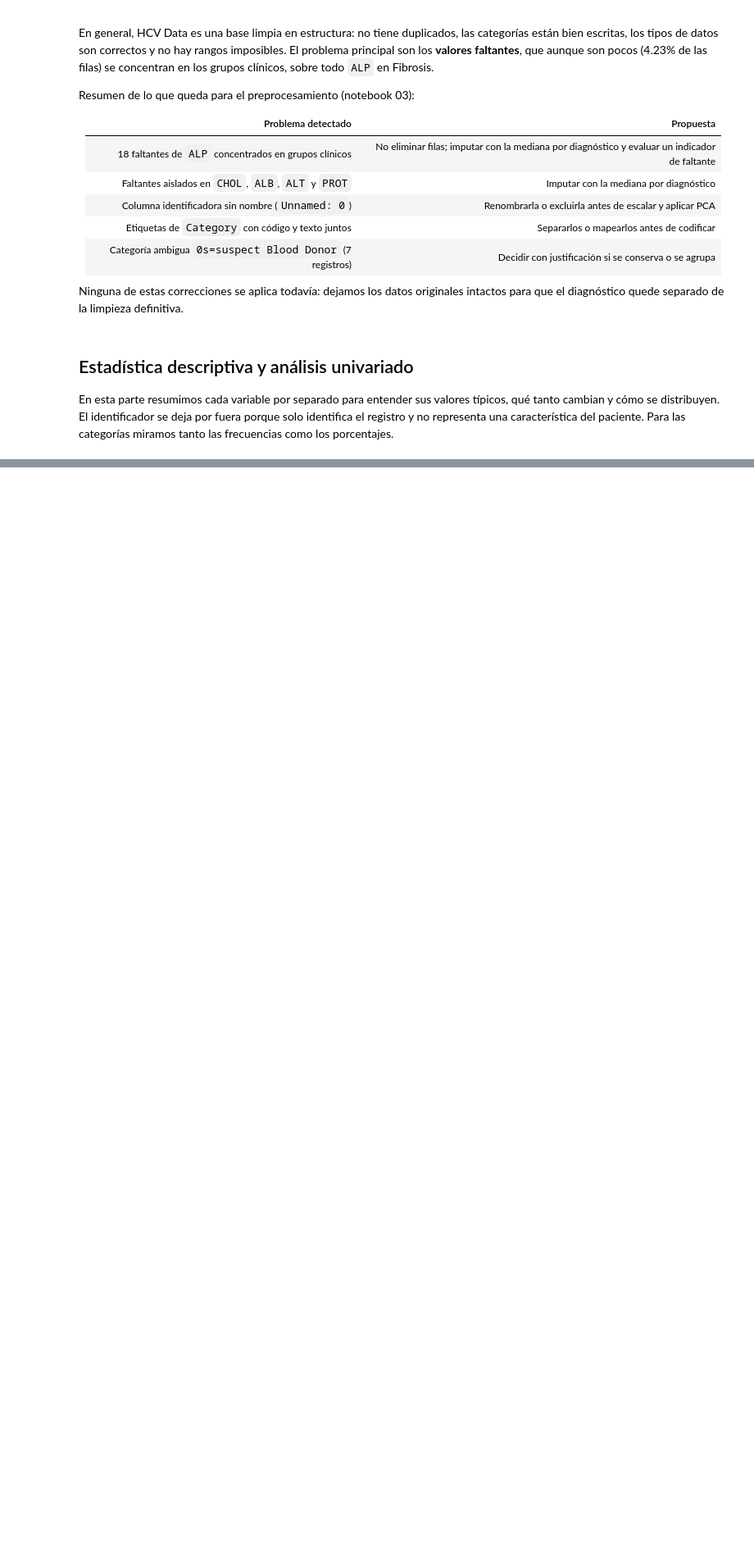
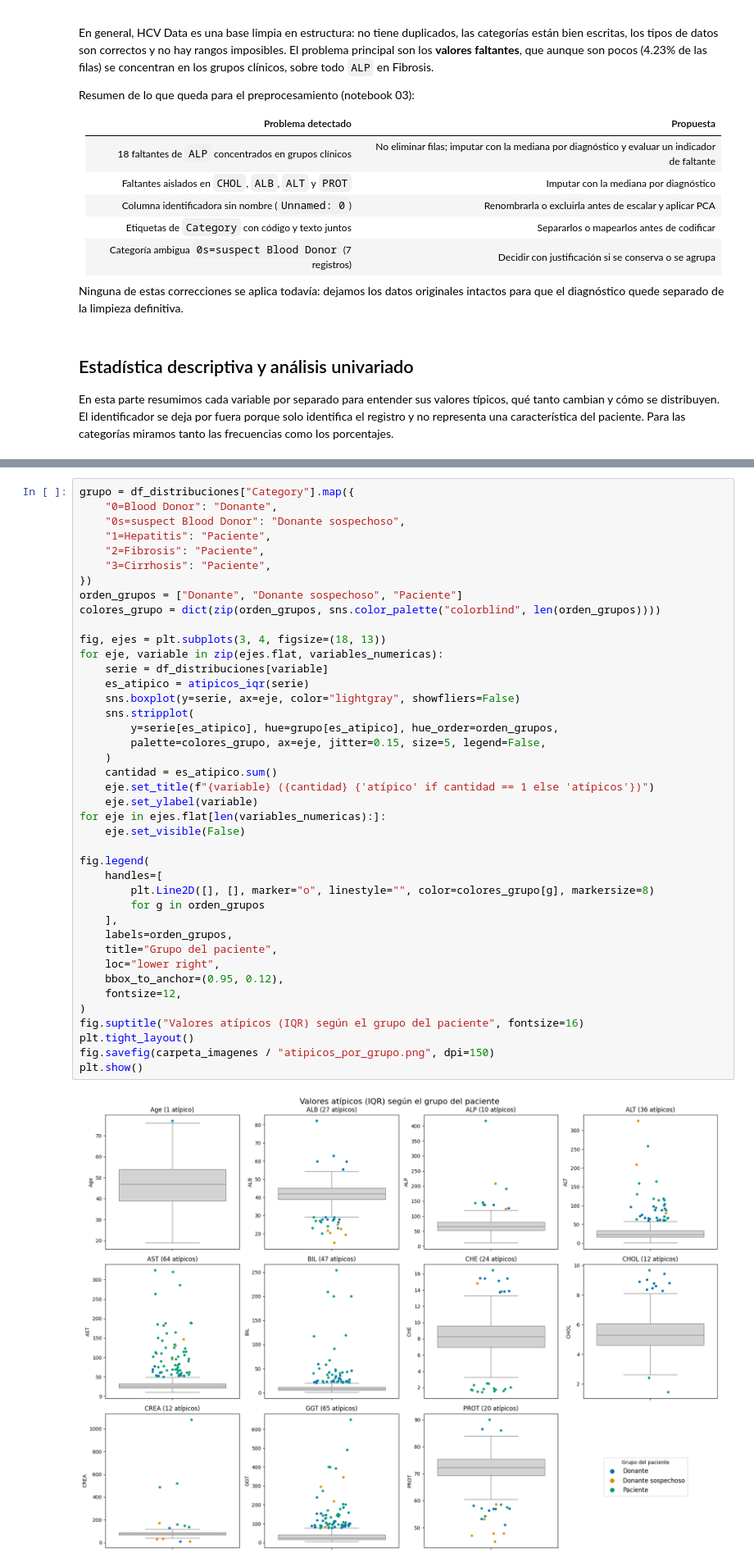
Before and after one commit to ExBlake/Analisis-de-datos-evento-2, a Jupyter notebook: notebooks/02_eda_hcv.ipynb, the cells around one changed output, grey strips where cells are left out. Shown at 82% size. Saved outputs shown, nothing was run; the diff lists cells and outputs as text; blank space fills up the shorter version.

```diff
--- a/notebooks/02_eda_hcv.ipynb
+++ b/notebooks/02_eda_hcv.ipynb
@@ -530,0 +791,43 @@ for columna in columnas_categoricas:
+# %%
+grupo = df_distribuciones["Category"].map({
+    "0=Blood Donor": "Donante",
+    "0s=suspect Blood Donor": "Donante sospechoso",
+    "1=Hepatitis": "Paciente",
+    "2=Fibrosis": "Paciente",
+    "3=Cirrhosis": "Paciente",
+})
+orden_grupos = ["Donante", "Donante sospechoso", "Paciente"]
+colores_grupo = dict(zip(orden_grupos, sns.color_palette("colorblind", len(orden_grupos))))
+
+fig, ejes = plt.subplots(3, 4, figsize=(18, 13))
+for eje, variable in zip(ejes.flat, variables_numericas):
+    serie = df_distribuciones[variable]
+    es_atipico = atipicos_iqr(serie)
+    sns.boxplot(y=serie, ax=eje, color="lightgray", showfliers=False)
+    sns.stripplot(
+        y=serie[es_atipico], hue=grupo[es_atipico], hue_order=orden_grupos,
+        palette=colores_grupo, ax=eje, jitter=0.15, size=5, legend=False,
+    )
+    cantidad = es_atipico.sum()
+    eje.set_title(f"{variable} ({cantidad} {'atípico' if cantidad == 1 else 'atípicos'})")
+    eje.set_ylabel(variable)
+for eje in ejes.flat[len(variables_numericas):]:
+    eje.set_visible(False)
+
+fig.legend(
+    handles=[
+        plt.Line2D([], [], marker="o", linestyle="", color=colores_grupo[g], markersize=8)
+        for g in orden_grupos
+    ],
+    labels=orden_grupos,
+    title="Grupo del paciente",
+    loc="lower right",
+    bbox_to_anchor=(0.95, 0.12),
+    fontsize=12,
+)
+fig.suptitle("Valores atípicos (IQR) según el grupo del paciente", fontsize=16)
+plt.tight_layout()
+fig.savefig(carpeta_imagenes / "atipicos_por_grupo.png", dpi=150)
+plt.show()
+# %% [output]
+[figure, added]
```
Also changed, not shown: parts of 23 cells of this notebook, 1 other file.
